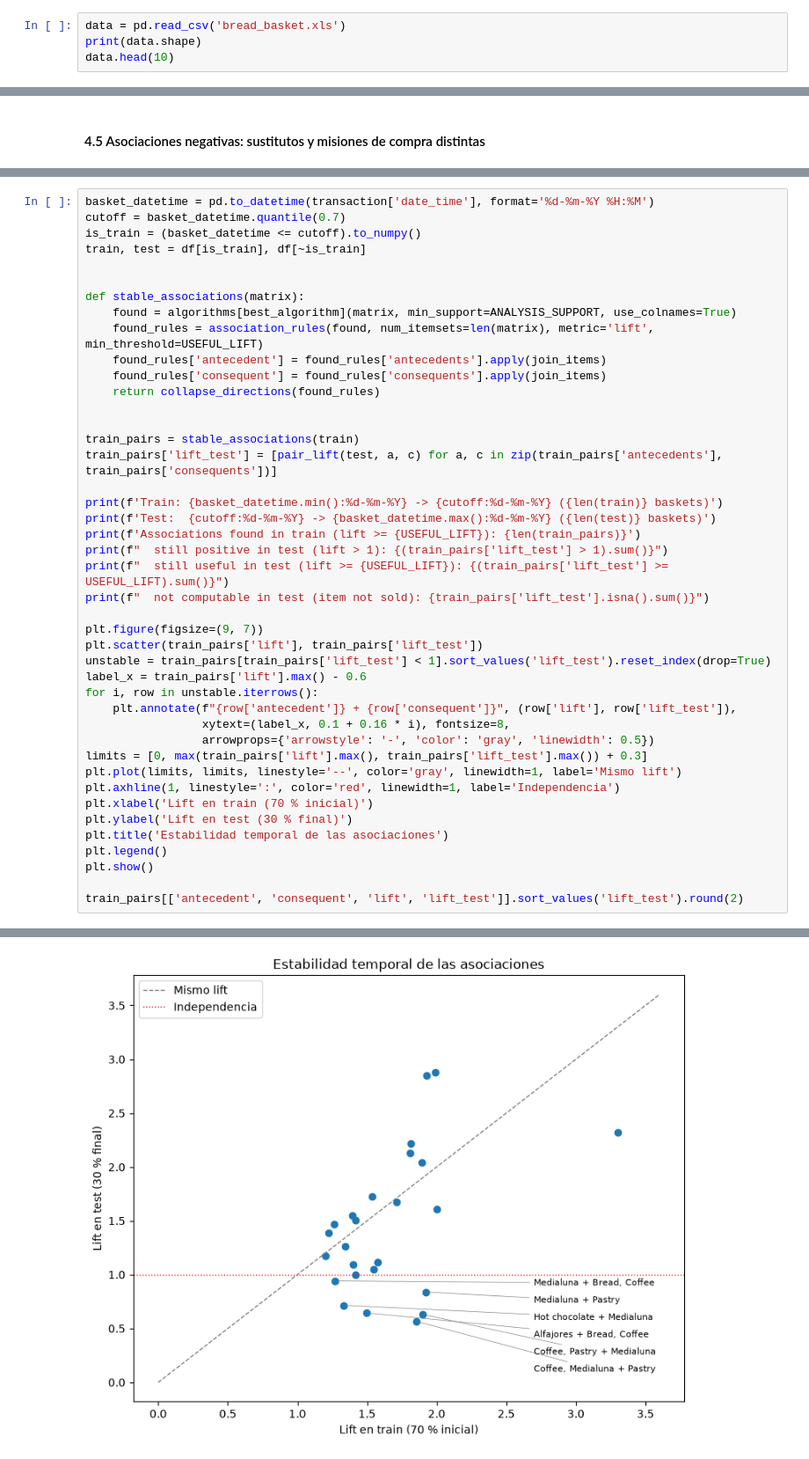
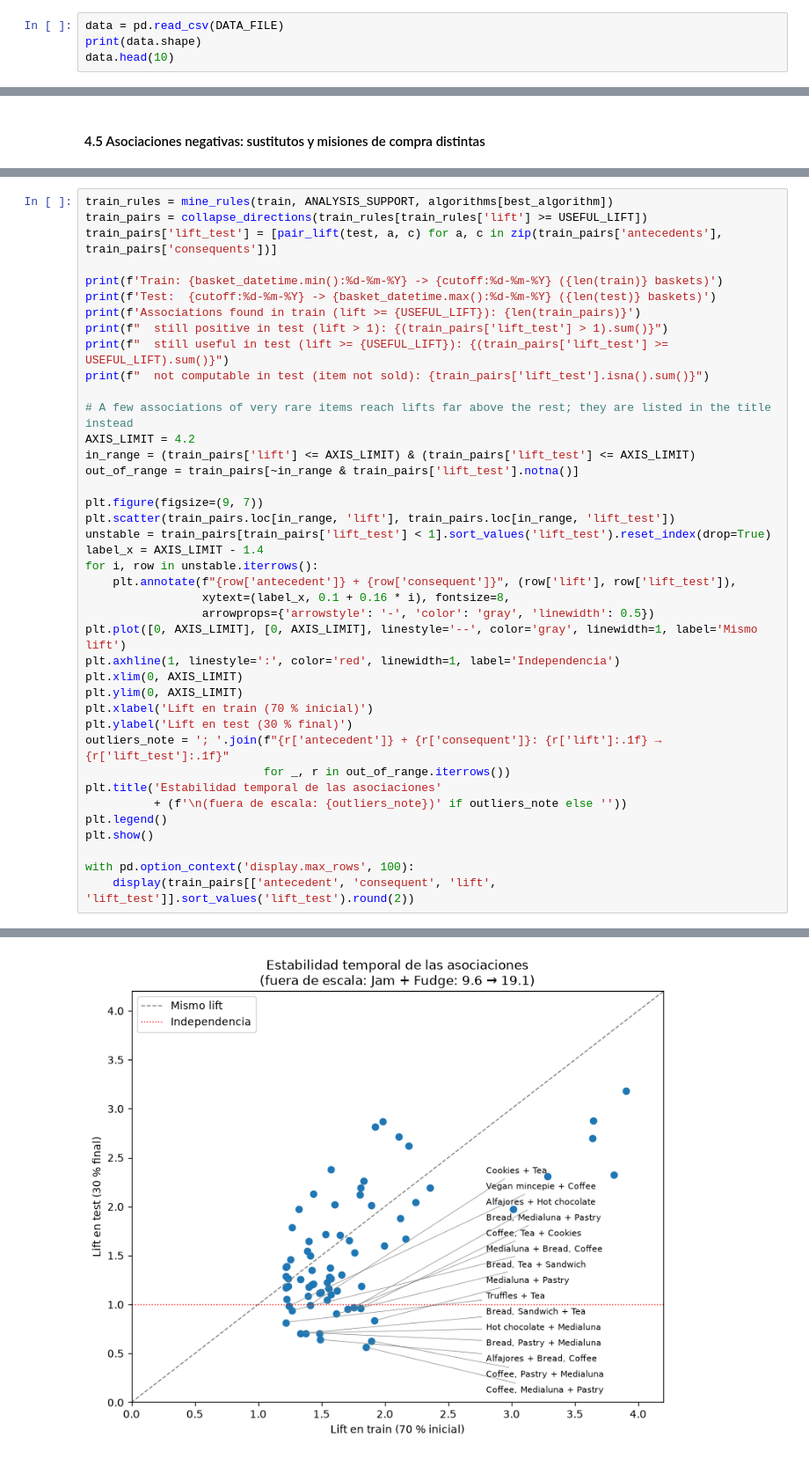
Before and after one commit to ku2a/fp-growth, a Jupyter notebook: main.ipynb, the cells around one changed output, grey strips where cells are left out. Shown at 88% size. Drawn from its saved outputs; the diff is of its cells as text.

```diff
--- a/main.ipynb
+++ b/main.ipynb
@@ -13,7 +68,7 @@ import time
 import tracemalloc
 import seaborn as sns
 # %%
-data = pd.read_csv('bread_basket.xls')
+data = pd.read_csv(DATA_FILE)
 print(data.shape)
 data.head(10)
 # %% [output]
@@ -853,19 +1410,6 @@ Webb (2007) propone validar las reglas con **datos reservados** (*holdout*): se
 # %%
-basket_datetime = pd.to_datetime(transaction['date_time'], format='%d-%m-%Y %H:%M')
-cutoff = basket_datetime.quantile(0.7)
-is_train = (basket_datetime <= cutoff).to_numpy()
-train, test = df[is_train], df[~is_train]
-
-
-def stable_associations(matrix):
-    found = algorithms[best_algorithm](matrix, min_support=ANALYSIS_SUPPORT, use_colnames=True)
-    found_rules = association_rules(found, num_itemsets=len(matrix), metric='lift', min_threshold=USEFUL_LIFT)
-    found_rules['antecedent'] = found_rules['antecedents'].apply(join_items)
-    found_rules['consequent'] = found_rules['consequents'].apply(join_items)
-    return collapse_directions(found_rules)
-
-
-train_pairs = stable_associations(train)
+train_rules = mine_rules(train, ANALYSIS_SUPPORT, algorithms[best_algorithm])
+train_pairs = collapse_directions(train_rules[train_rules['lift'] >= USEFUL_LIFT])
 train_pairs['lift_test'] = [pair_lift(test, a, c) for a, c in zip(train_pairs['antecedents'], train_pairs['consequents'])]
 
 print(f'Train: {basket_datetime.min():%d-%m-%Y} -> {cutoff:%d-%m-%Y} ({len(train)} baskets)')
@@ -875,22 +1419,32 @@ print(f"  still positive in test (lift > 1): {(train_pairs['lift_test'] > 1).sum
 print(f"  still useful in test (lift >= {USEFUL_LIFT}): {(train_pairs['lift_test'] >= USEFUL_LIFT).sum()}")
 print(f"  not computable in test (item not sold): {train_pairs['lift_test'].isna().sum()}")
 
+# A few associations of very rare items reach lifts far above the rest; they are listed in the title instead
+AXIS_LIMIT = 4.2
+in_range = (train_pairs['lift'] <= AXIS_LIMIT) & (train_pairs['lift_test'] <= AXIS_LIMIT)
+out_of_range = train_pairs[~in_range & train_pairs['lift_test'].notna()]
+
 plt.figure(figsize=(9, 7))
-plt.scatter(train_pairs['lift'], train_pairs['lift_test'])
+plt.scatter(train_pairs.loc[in_range, 'lift'], train_pairs.loc[in_range, 'lift_test'])
 unstable = train_pairs[train_pairs['lift_test'] < 1].sort_values('lift_test').reset_index(drop=True)
-label_x = train_pairs['lift'].max() - 0.6
+label_x = AXIS_LIMIT - 1.4
 for i, row in unstable.iterrows():
     plt.annotate(f"{row['antecedent']} + {row['consequent']}", (row['lift'], row['lift_test']),
                  xytext=(label_x, 0.1 + 0.16 * i), fontsize=8,
                  arrowprops={'arrowstyle': '-', 'color': 'gray', 'linewidth': 0.5})
-limits = [0, max(train_pairs['lift'].max(), train_pairs['lift_test'].max()) + 0.3]
-plt.plot(limits, limits, linestyle='--', color='gray', linewidth=1, label='Mismo lift')
+plt.plot([0, AXIS_LIMIT], [0, AXIS_LIMIT], linestyle='--', color='gray', linewidth=1, label='Mismo lift')
 plt.axhline(1, linestyle=':', color='red', linewidth=1, label='Independencia')
+plt.xlim(0, AXIS_LIMIT)
+plt.ylim(0, AXIS_LIMIT)
 plt.xlabel('Lift en train (70 % inicial)')
 plt.ylabel('Lift en test (30 % final)')
-plt.title('Estabilidad temporal de las asociaciones')
+outliers_note = '; '.join(f"{r['antecedent']} + {r['consequent']}: {r['lift']:.1f} → {r['lift_test']:.1f}"
+                          for _, r in out_of_range.iterrows())
+plt.title('Estabilidad temporal de las asociaciones'
+          + (f'\n(fuera de escala: {outliers_note})' if outliers_note else ''))
 plt.legend()
 plt.show()
 
-train_pairs[['antecedent', 'consequent', 'lift', 'lift_test']].sort_values('lift_test').round(2)
+with pd.option_context('display.max_rows', 100):
+    display(train_pairs[['antecedent', 'consequent', 'lift', 'lift_test']].sort_values('lift_test').round(2))
 # %% [output]
@@ -903,2 +1457,2 @@ Associations found in train (lift >= 1.2): 26
-[figure, old version]
+[figure, new version]
 |  | antecedent | consequent | lift | lift_test |
```
Also changed, not shown: parts of 62 cells of this notebook, 12 other files.
